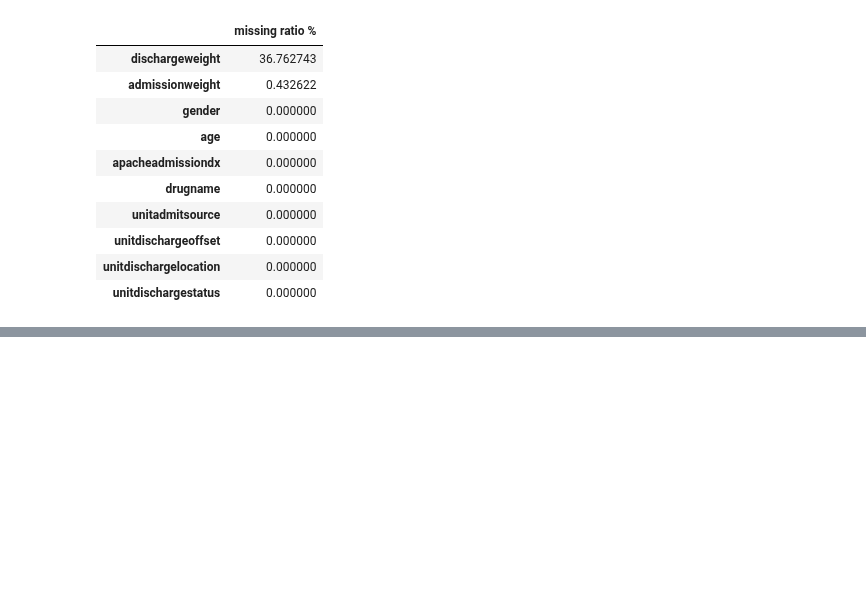
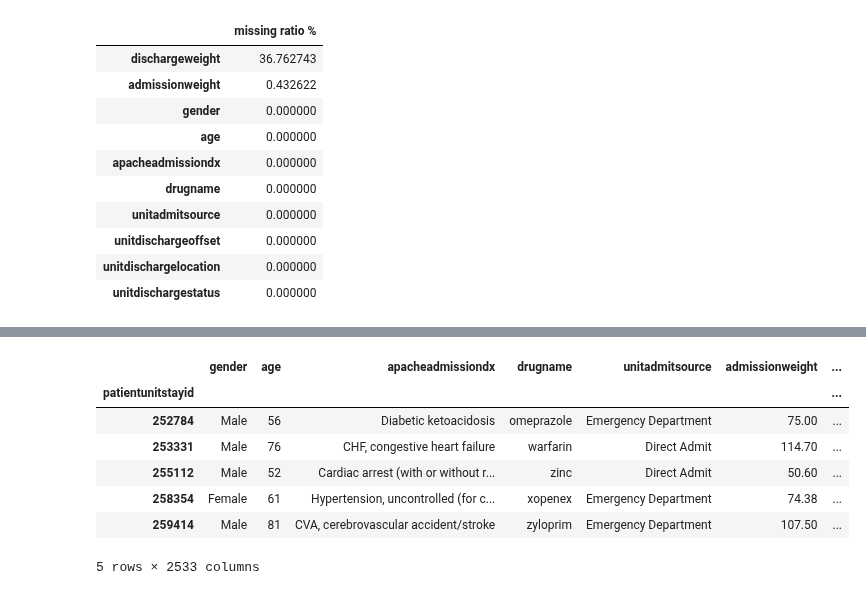
Before and after one commit to joy628/master-project, a Jupyter notebook: data-prepossing-2/admissionDrug.ipynb, the cells around one changed output, grey strips where cells are left out. Drawn from its saved outputs; the diff is of its cells as text; code cells hidden in the pictures; blank space fills up the shorter version.

```diff
--- a/data-prepossing-2/admissionDrug.ipynb
+++ b/data-prepossing-2/admissionDrug.ipynb
@@ -231,0 +255,17 @@ missing_ratio
+# %%
+drug_dummies = pd.get_dummies(df['drugname'])
+
+df_encoded = pd.concat([df, drug_dummies], axis=1)
+
+df_patient_drug = df_encoded.groupby('patientunitstayid').max()
+
+df_patient_drug.head()
+# %% [output]
+|  | gender | age | apacheadmissiondx | drugname | unitadmitsource | admissionweight | ... |
+| patientunitstayid |  |  |  |  |  |  | ... |
+| 252784 | Male | 56 | Diabetic ketoacidosis | omeprazole | Emergency Department | 75.00 | ... |
+| 253331 | Male | 76 | CHF, congestive heart failure | warfarin | Direct Admit | 114.70 | ... |
+| 255112 | Male | 52 | Cardiac arrest (with or without r... | zinc | Direct Admit | 50.60 | ... |
+| 258354 | Female | 61 | Hypertension, uncontrolled (for c... | xopenex | Emergency Department | 74.38 | ... |
+| 259414 | Male | 81 | CVA, cerebrovascular accident/stroke | zyloprim | Emergency Department | 107.50 | ... |
+5 rows × 2533 columns
```
Also changed, not shown: parts of 3 cells of this notebook, 1 other file.
